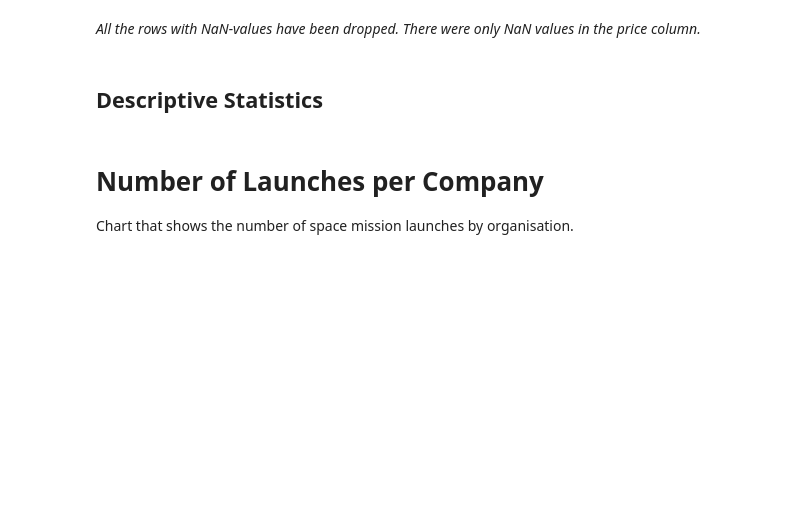
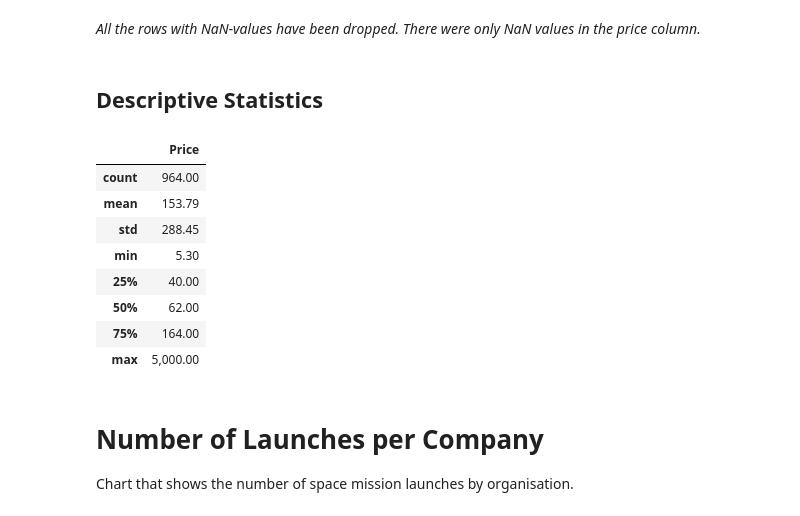
Before and after one commit to felixschwebel/SpaceMissionsAnalysis, a Jupyter notebook: SpaceMissionsAnalysis.ipynb, the cells around one changed output. Cells and saved outputs as stored; diff of their text form; code cells hidden in the pictures; blank space fills up the shorter version.

```diff
--- a/SpaceMissionsAnalysis.ipynb
+++ b/SpaceMissionsAnalysis.ipynb
@@ -117,0 +97,20 @@ print(cleaned_df.head())
+# %%
+cleaned_df = df_data.dropna()
+
+# drop the first two columns
+cleaned_df.drop(columns=['Unnamed: 0.1', 'Unnamed: 0'], inplace=True)
+
+# convert Date to datetime
+cleaned_df.Date = pd.to_datetime(cleaned_df.Date, utc=True)
+
+# convert Price to numeric
+cleaned_df.Price = cleaned_df.Price.astype(str).str.replace(',', '')
+cleaned_df.Price = pd.to_numeric(cleaned_df.Price)
+
+# get the country as location
+country = []
+for row in cleaned_df.Location.astype(str).str.split(','):
+    country.append(row[-1])
+cleaned_df.Location = country
+
+print(cleaned_df.info())
@@ -119,6 +151,18 @@ print(cleaned_df.head())
 *All the rows with NaN-values have been dropped. There were only NaN values in the price column.*
 # %% [markdown]
 ## Descriptive Statistics
+# %%
+cleaned_df.describe()
+# %% [output]
+|  | Price |
+| count | 964.00 |
+| mean | 153.79 |
+| std | 288.45 |
+| min | 5.30 |
+| 25% | 40.00 |
+| 50% | 62.00 |
+| 75% | 164.00 |
+| max | 5,000.00 |
 # %% [markdown]
 # Number of Launches per Company
 
```
Also changed, not shown: parts of 8 cells of this notebook.
